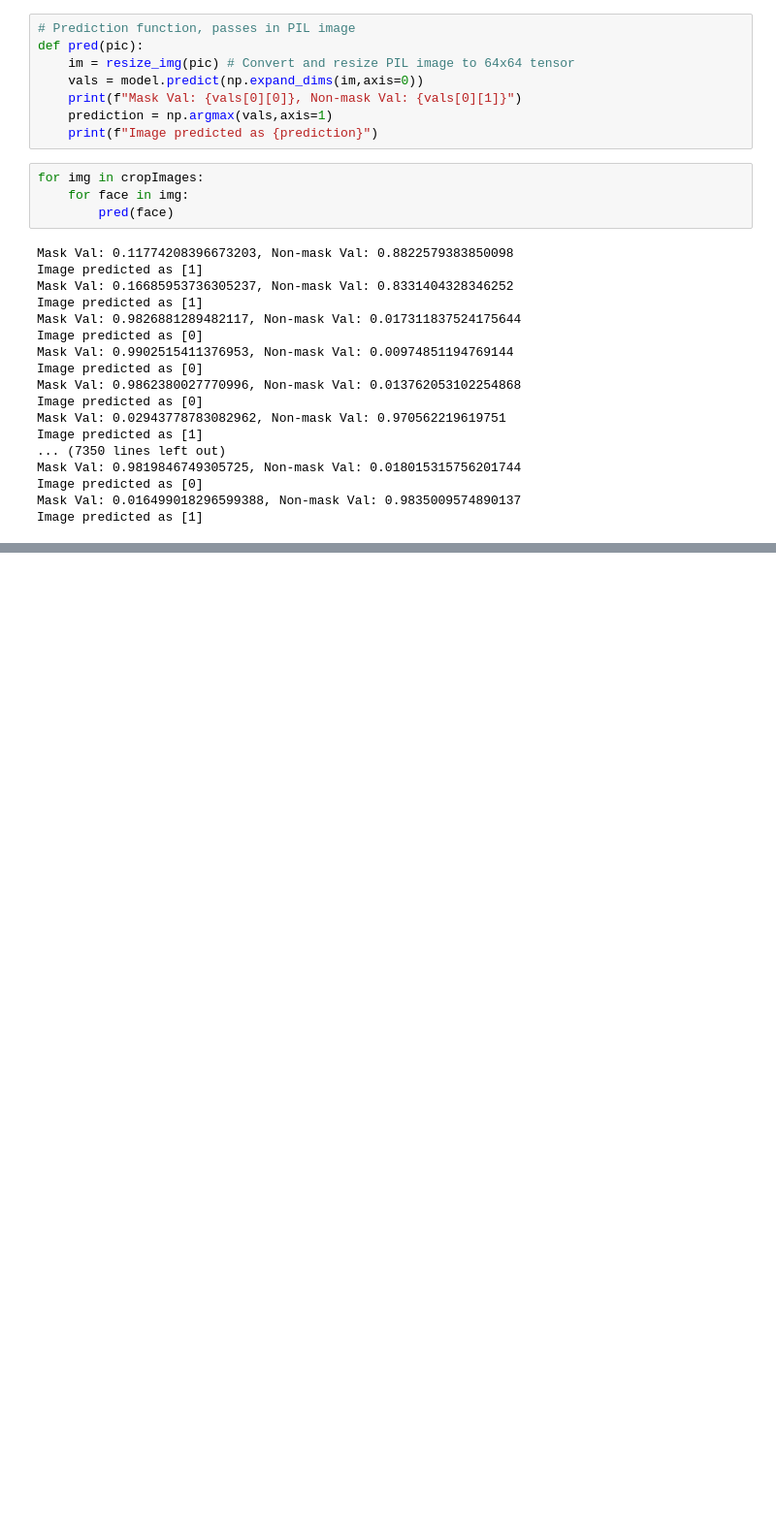
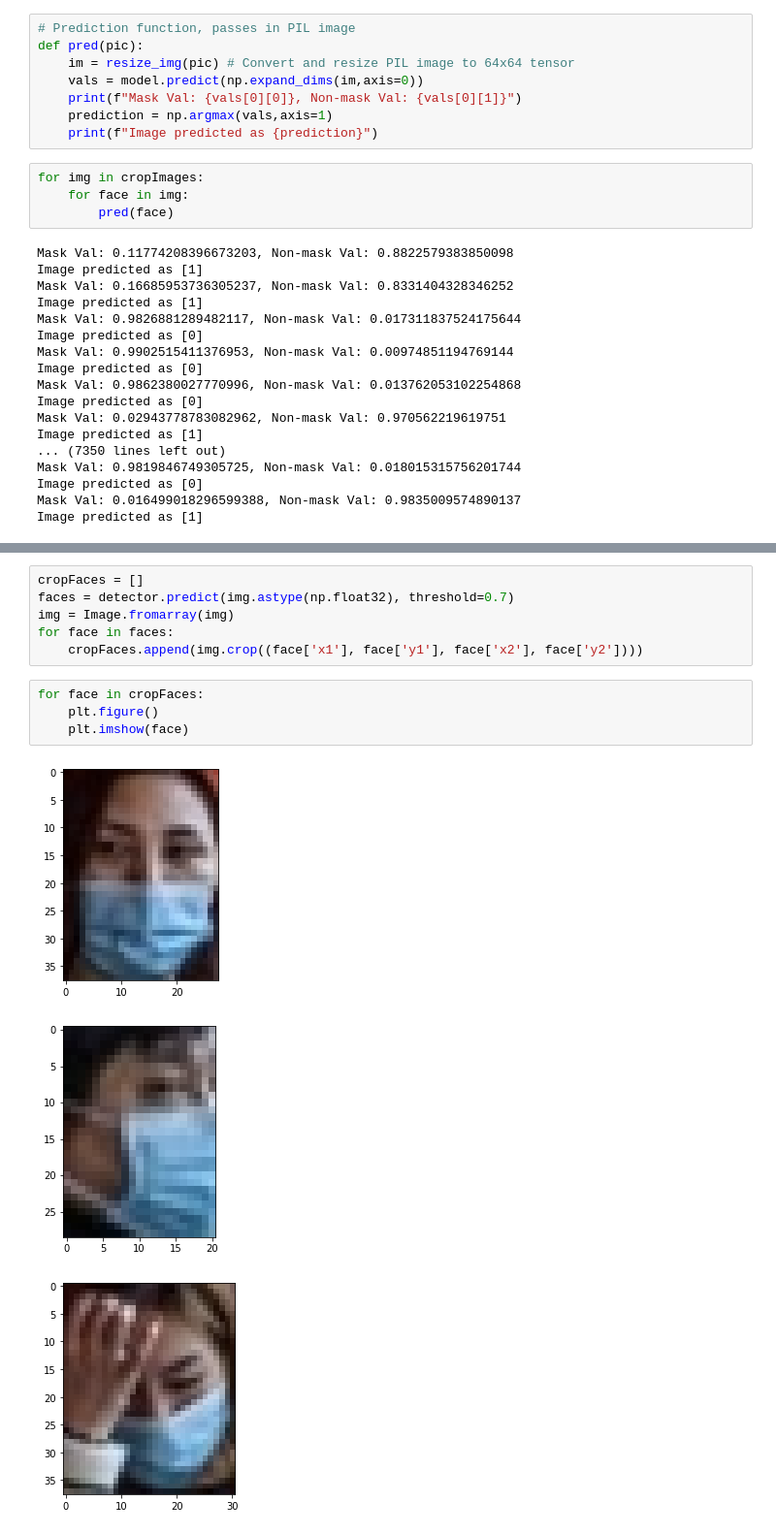
Before and after one commit to cSchubes/371q_mask_detection, a Jupyter notebook: Face and Mask Integration.ipynb, the cells around one changed output, grey strips where cells are left out. Shown at 97% size. Cells and saved outputs as stored; diff of their text form; blank space fills up the shorter version.

```diff
--- a/Face and Mask Integration.ipynb
+++ b/Face and Mask Integration.ipynb
@@ -175,0 +208,14 @@ Image predicted as [1]
+# %%
+cropFaces = []
+faces = detector.predict(img.astype(np.float32), threshold=0.7)
+img = Image.fromarray(img)
+for face in faces:
+    cropFaces.append(img.crop((face['x1'], face['y1'], face['x2'], face['y2'])))
+# %%
+for face in cropFaces:
+    plt.figure()
+    plt.imshow(face)
+# %% [output]
+[figure, added]
+[figure, added]
+[figure, added]
```
Also changed, not shown: parts of 5 cells of this notebook.
